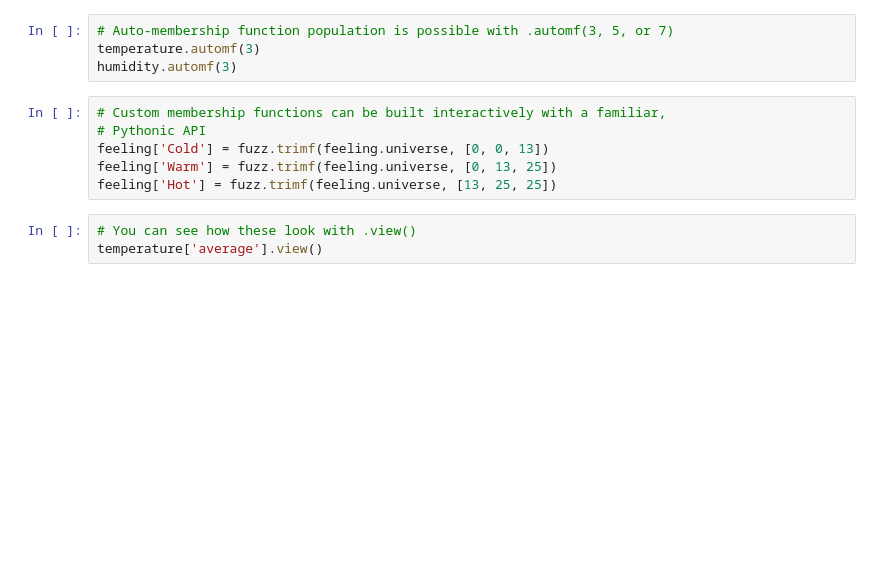
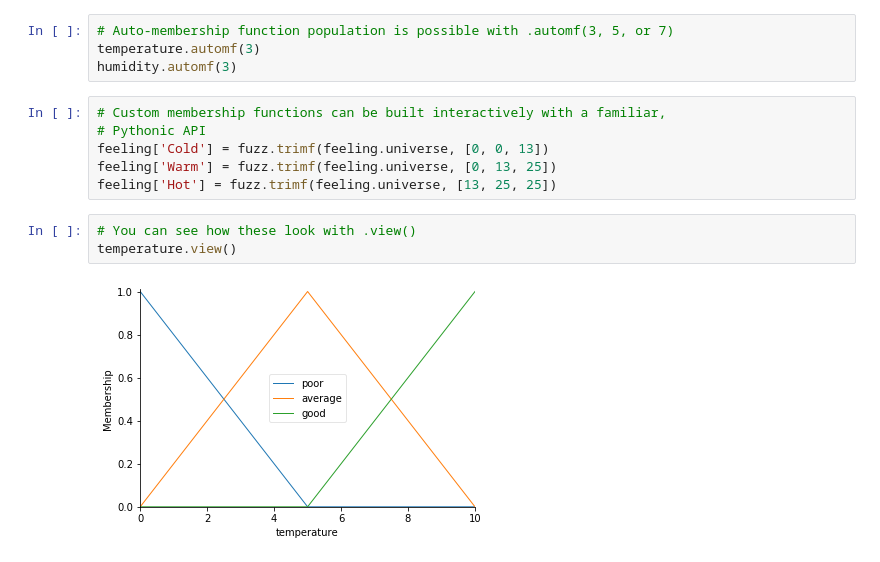
Before and after one commit to cRybakovStruct/Term_7-Non_classical_logic, a Jupyter notebook: fuzzy-logic.ipynb, the cells around one changed output. Drawn from its saved outputs; the diff is of its cells as text; blank space fills up the shorter version.

```diff
--- a/fuzzy-logic.ipynb
+++ b/fuzzy-logic.ipynb
@@ -20,6 +20,8 @@ feeling['Warm'] = fuzz.trimf(feeling.universe, [0, 13, 25])
 feeling['Hot'] = fuzz.trimf(feeling.universe, [13, 25, 25])
 # %%
 # You can see how these look with .view()
-temperature['average'].view()
+temperature.view()
+# %% [output]
+[figure, added]
 # %%
 humidity.view()
```
Also changed, not shown: parts of 2 cells of this notebook, 1 other file.
